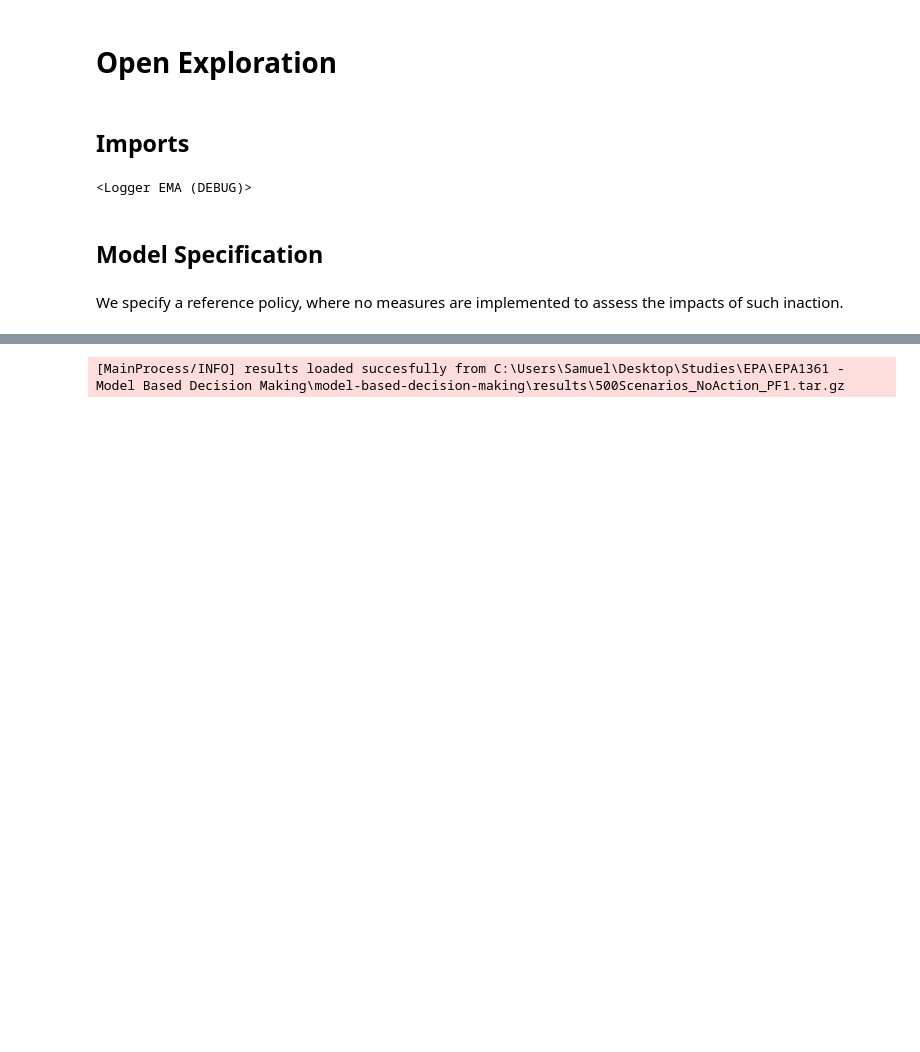
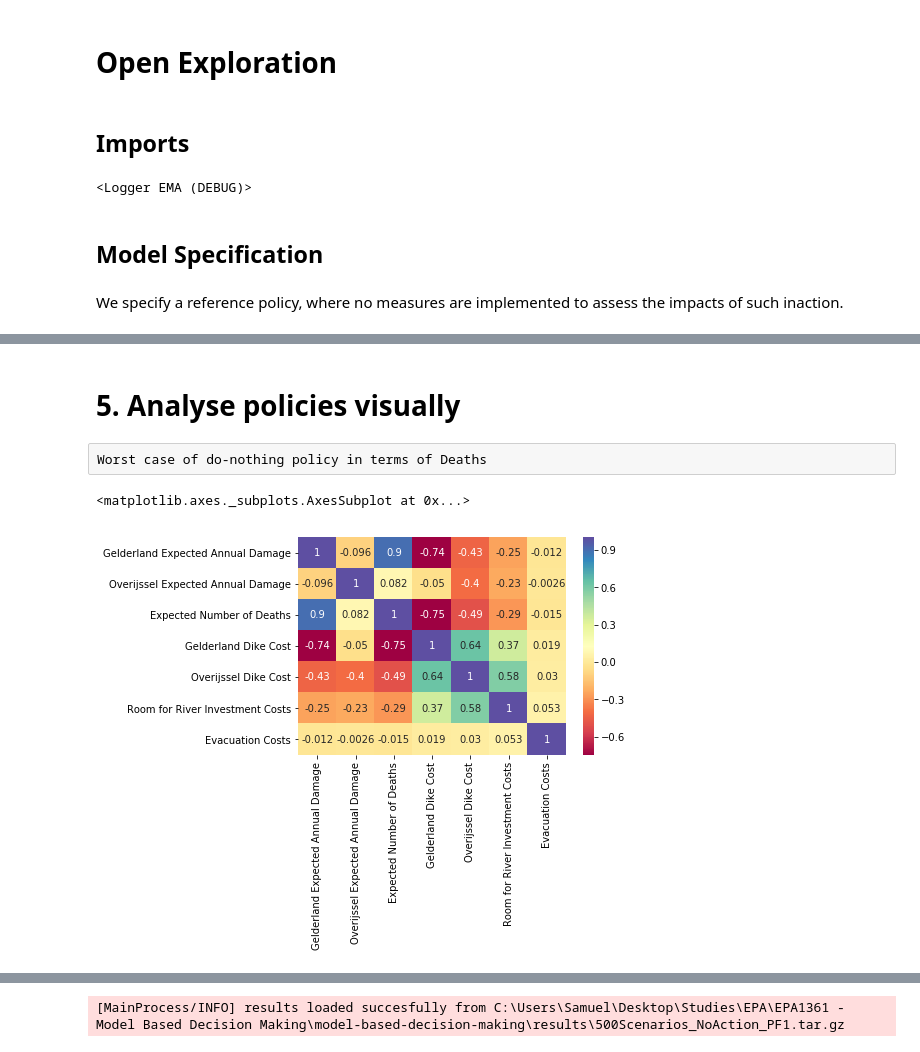
Before and after one commit to herzogrh/model-based-decision-making, a Jupyter notebook: model/1 - Reference Case Scenario_Visualised.ipynb, the cells around one changed output, grey strips where cells are left out. Cells and saved outputs as stored; diff of their text form; code cells hidden in the pictures; blank space fills up the shorter version.

```diff
--- a/model/1 - Reference Case Scenario_Visualised.ipynb
+++ b/model/1 - Reference Case Scenario_Visualised.ipynb
@@ -48,0 +51,7 @@ policy_noaction = Policy("NoAction",
+# %%
+n_scenarios = 10000
+
+ema_logging.log_to_stderr(ema_logging.INFO)
+
+with MultiprocessingEvaluator(dike_model) as evaluator:
+    experiments, outcomes = evaluator.perform_experiments(scenarios=n_scenarios, policies=policy_noaction)
@@ -59,0 +206,13 @@ save_results([experiments, outcomes], "../results/500Scenarios_NoAction_PF8.tar.
+# %%
+n_scenarios = 5000
+
+ema_logging.log_to_stderr(ema_logging.INFO)
+
+# Model Imports
+from dike_model_function import DikeNetwork
+from problem_formulation import get_model_for_problem_formulation
+
+dike_model, time_step = get_model_for_problem_formulation(8)
+
+with MultiprocessingEvaluator(dike_model) as evaluator:
+    experiments, outcomes = evaluator.perform_experiments(scenarios=n_scenarios, policies=[policy_noaction,policy_g_dikes,policy_all_dikes,policy_everything])
@@ -59,0 +281,4 @@ save_results([experiments, outcomes], "../results/500Scenarios_NoAction_PF8.tar.
+# %% [markdown]
+# 5. Analyse policies visually
+# %% [raw]
+Worst case of do-nothing policy in terms of Deaths
@@ -59,0 +302,5 @@ save_results([experiments, outcomes], "../results/500Scenarios_NoAction_PF8.tar.
+# %%
+sns.heatmap(pd.DataFrame(outcomes).corr(), annot=True, cmap = "Spectral")
+# %% [output]
+<matplotlib.axes._subplots.AxesSubplot at 0x...>
+[figure, added]
```
Also changed, not shown: parts of 39 cells of this notebook, 2 other files.
